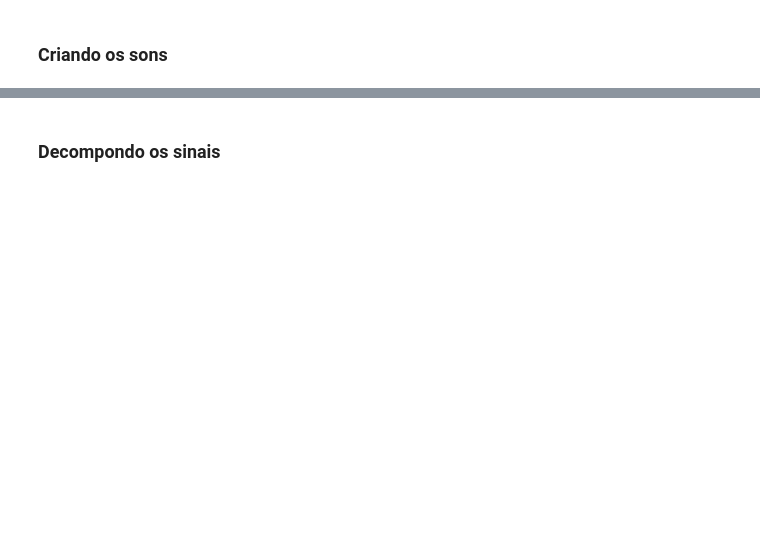
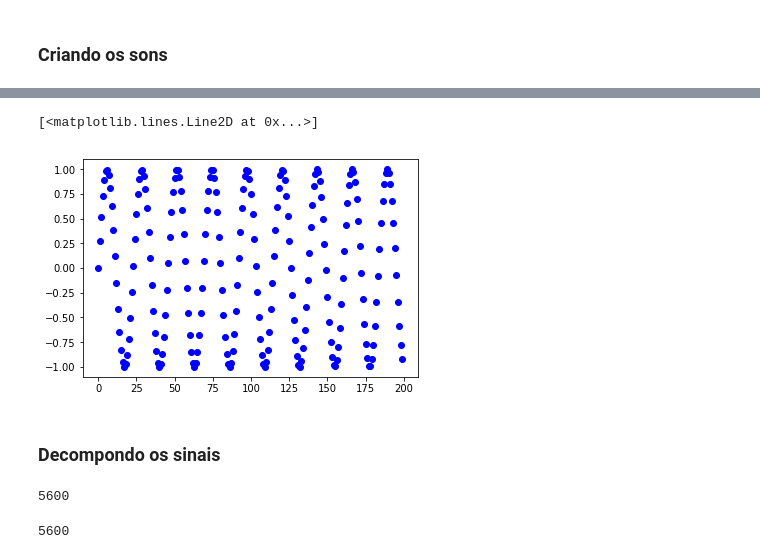
Before and after one commit to fernandascovino/FGV_Numerical_Analysis, a Jupyter notebook: project/Huang_Hilbert_transform_project4.ipynb, the cells around one changed output, grey strips where cells are left out. Cells and saved outputs as stored; diff of their text form; code cells hidden in the pictures; blank space fills up the shorter version.

```diff
--- a/project/Huang_Hilbert_transform_project4.ipynb
+++ b/project/Huang_Hilbert_transform_project4.ipynb
@@ -80,2 +153,7 @@ sd.play(testing)
+# %%
+plt.plot(list(range(len(teste[8000:8200]))), teste[8000:8200], 'bo')
+# %% [output]
+[<matplotlib.lines.Line2D at 0x...>]
+[figure, added]
 # %% [markdown]
 ### Decompondo os sinais
@@ -81,0 +166,8 @@ sd.play(testing)
+# %%
+t
+# %% [output]
+5600
+# %%
+len(x)
+# %% [output]
+5600
```
Also changed, not shown: parts of 53 cells of this notebook, 1 other file.
